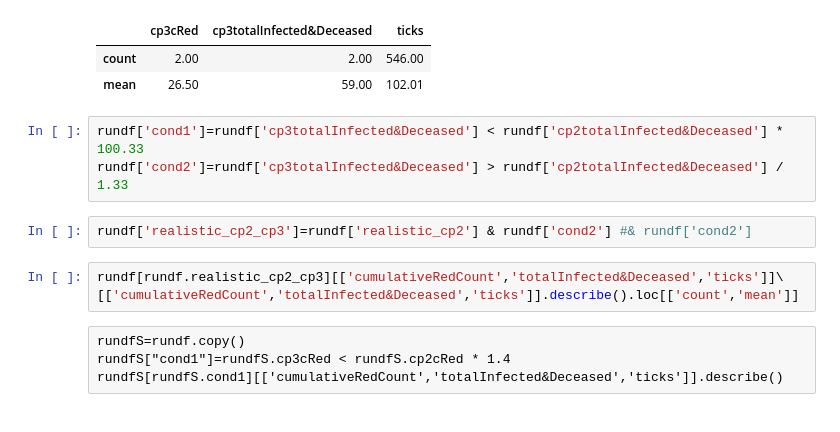
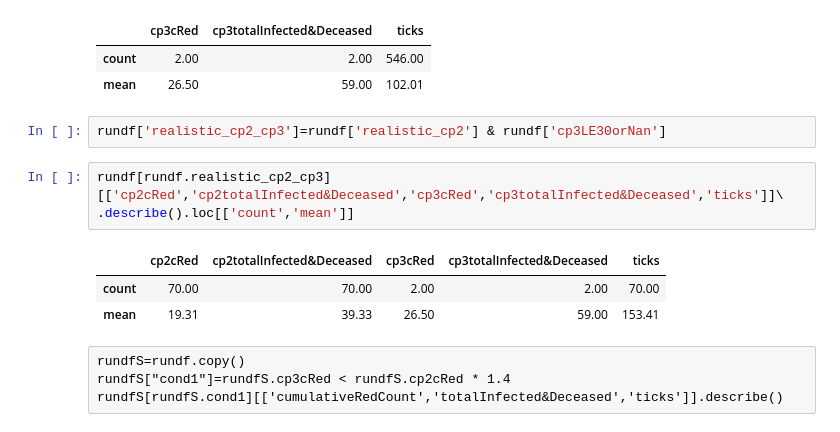
Before and after one commit to terna/readSIsaR_BatchResults, a Jupyter notebook: selectResults1kStableSeedsCPoints_basicControlB_schoolOpenSeptChangingWorld_plusHMlog.ipynb, the cells around one changed output. Cells and saved outputs as stored; diff of their text form.

```diff
--- a/selectResults1kStableSeedsCPoints_basicControlB_schoolOpenSeptChangingWorld_plusHMlog.ipynb
+++ b/selectResults1kStableSeedsCPoints_basicControlB_schoolOpenSeptChangingWorld_plusHMlog.ipynb
@@ -201,14 +199,15 @@ rundf[rundf.cp3LE30orNan][['cp3cRed','cp3totalInfected&Deceased','ticks']]\
 |  | cp3cRed | cp3totalInfected&Deceased | ticks |
 | count | 2.00 | 2.00 | 546.00 |
 | mean | 26.50 | 59.00 | 102.01 |
-# %%
-rundf['cond1']=rundf['cp3totalInfected&Deceased'] < rundf['cp2totalInfected&Deceased'] * 100.33
-rundf['cond2']=rundf['cp3totalInfected&Deceased'] > rundf['cp2totalInfected&Deceased'] / 1.33
 # %%
-rundf['realistic_cp2_cp3']=rundf['realistic_cp2'] & rundf['cond2'] #& rundf['cond2']
+rundf['realistic_cp2_cp3']=rundf['realistic_cp2'] & rundf['cp3LE30orNan']
 # %%
-rundf[rundf.realistic_cp2_cp3][['cumulativeRedCount','totalInfected&Deceased','ticks']]\
-[['cumulativeRedCount','totalInfected&Deceased','ticks']].describe().loc[['count','mean']]
+rundf[rundf.realistic_cp2_cp3][['cp2cRed','cp2totalInfected&Deceased','cp3cRed','cp3totalInfected&Deceased','ticks']]\
+.describe().loc[['count','mean']]
+# %% [output]
+|  | cp2cRed | cp2totalInfected&Deceased | cp3cRed | cp3totalInfected&Deceased | ticks |
+| count | 70.00 | 70.00 | 2.00 | 2.00 | 70.00 |
+| mean | 19.31 | 39.33 | 26.50 | 59.00 | 153.41 |
 # %% [raw]
 rundfS=rundf.copy()
 rundfS["cond1"]=rundfS.cp3cRed < rundfS.cp2cRed * 1.4
```
Also changed, not shown: parts of 3 cells of this notebook.
